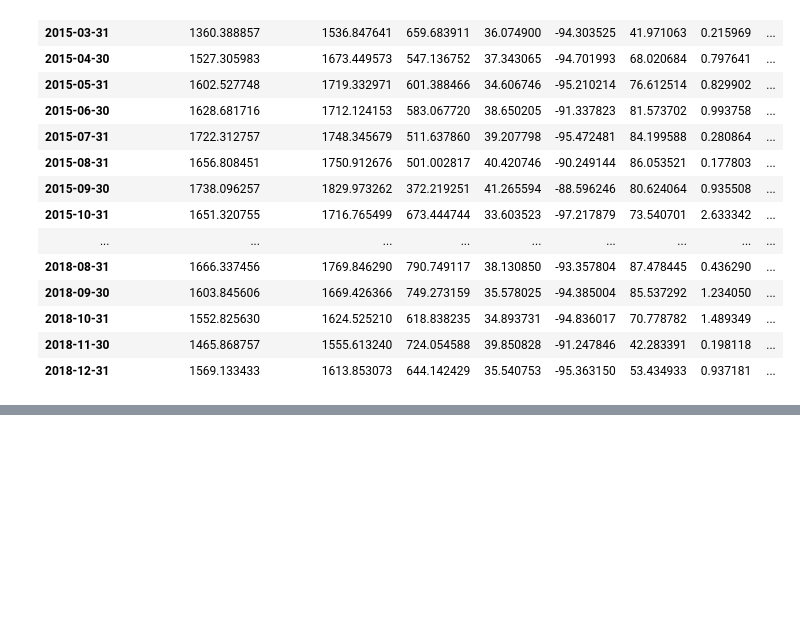
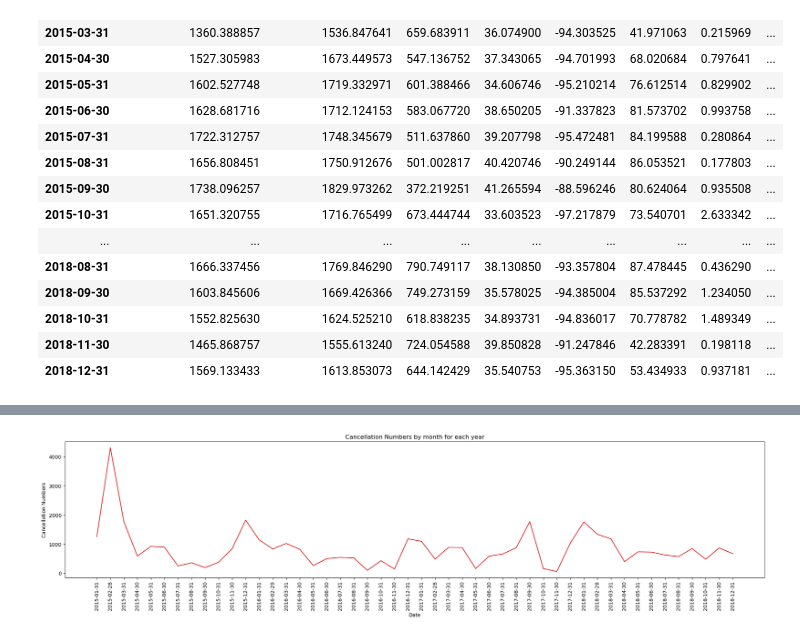
Before and after one commit to domingo-aj/Group-Project-1, a Jupyter notebook: Updated Clean Flight Data.ipynb, the cells around one changed output, grey strips where cells are left out. Drawn from its saved outputs; the diff is of its cells as text; code cells hidden in the pictures; blank space fills up the shorter version.

```diff
--- a/Updated Clean Flight Data.ipynb
+++ b/Updated Clean Flight Data.ipynb
@@ -285,3 +285,7 @@ cancelled_combined
 | 47 | 2018-12-31 | 1569.133433 | 1613.853073 | 644.142429 | 35.540753 | -95.363150 | 53.434933 | 0.937181 | ... |
 # %%
 cancelled_combined.to_csv('NEW_MONTHLY_CANCELLED_Airport_Weather_Details.csv')
+# %%
+df= pd.read_csv("Summary Flight Tables/monthly_summary.csv")
+df=df.drop(columns="Unnamed: 0")
+df
@@ -287,0 +310,11 @@ cancelled_combined.to_csv('NEW_MONTHLY_CANCELLED_Airport_Weather_Details.csv')
+# %%
+plt.figure(figsize=(25,5), dpi= 100)
+plt.plot("Date","# Cancelled Flights",data=df, color='tab:red')
+# Set a Title and labels
+plt.title("Cancellation Numbers by month for each year")
+plt.xlabel("Date")
+plt.ylabel("Cancellation Numbers")
+plt.xticks(df["Date"], rotation="vertical")
+plt.show()
+# %% [output]
+[figure, added]
```
Also changed, not shown: parts of 11 cells of this notebook, 3 other files.
